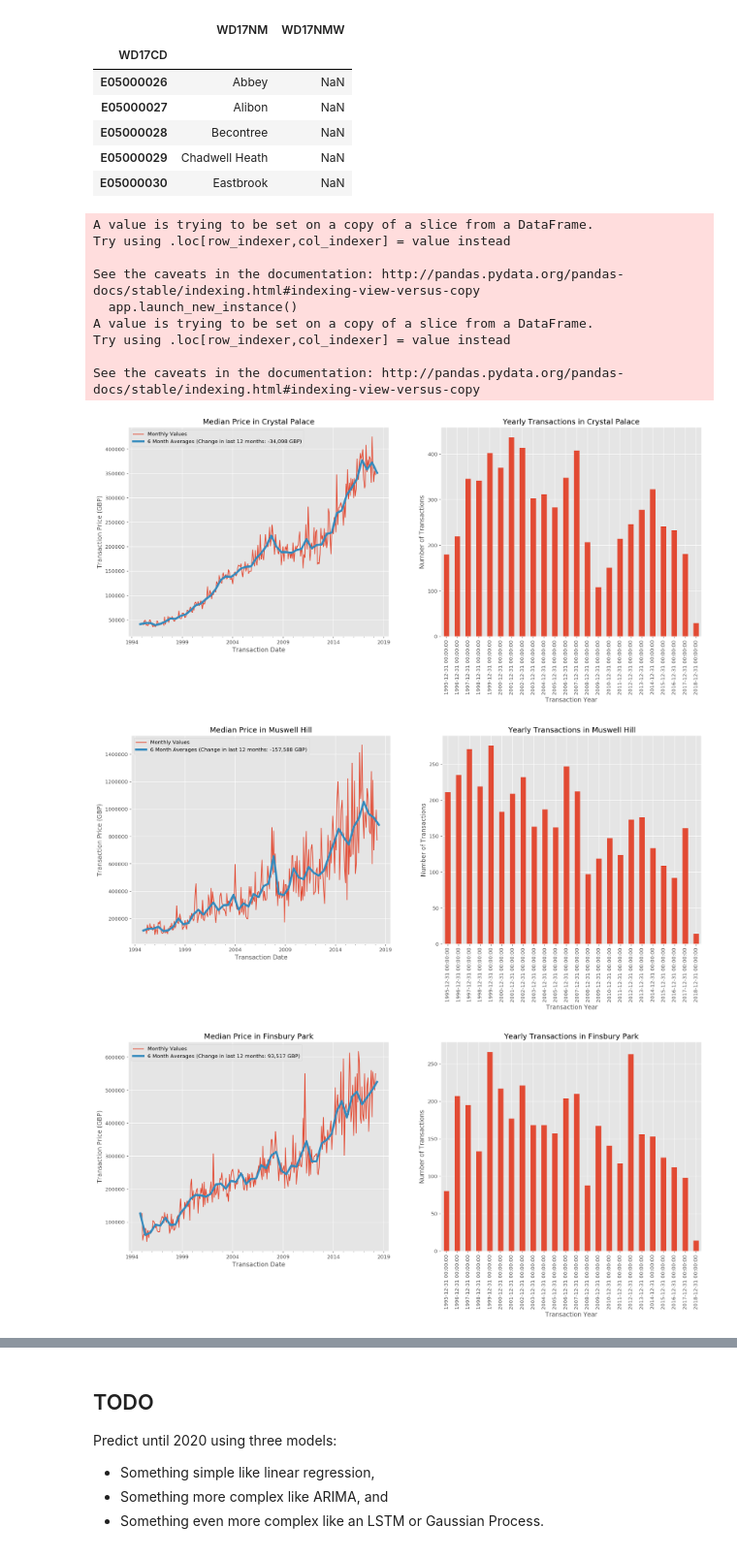
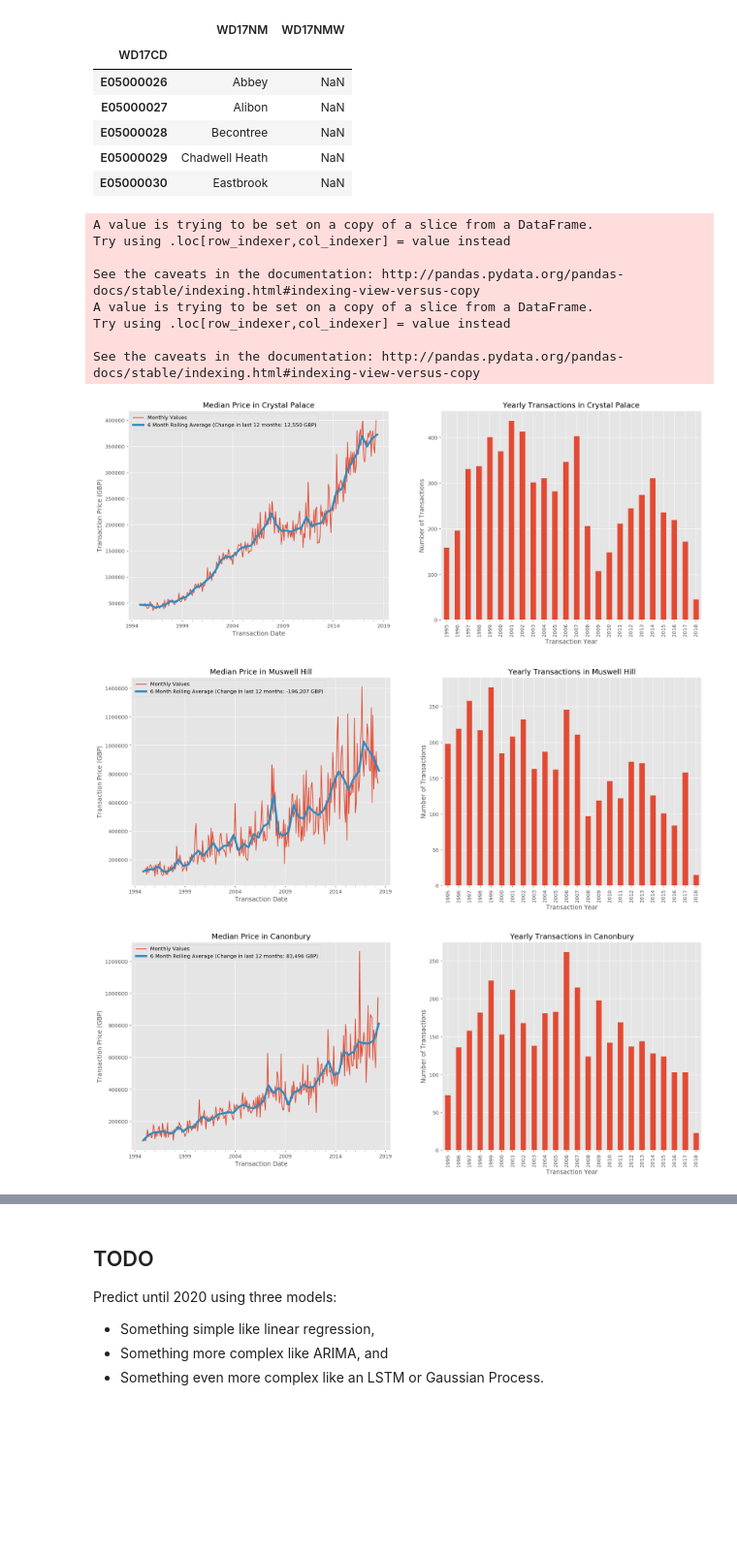
Before and after one commit to hnarayanan/homepricer, a Jupyter notebook: sandbox/notebooks/Exploratory Analysis.ipynb, the cells around one changed output, grey strips where cells are left out. Shown at 97% size. Drawn from its saved outputs; the diff is of its cells as text; code cells hidden in the pictures; blank space fills up the shorter version.

```diff
--- a/sandbox/notebooks/Exploratory Analysis.ipynb
+++ b/sandbox/notebooks/Exploratory Analysis.ipynb
@@ -156,48 +155,54 @@ wards.head()
 | E05000030 | Eastbrook | NaN |
 # %%
 # london_wards = ['E05000{0:03d}'.format(n) for n in range(26, 650)]
-# East Village (Stratford)
 
-
-london_wards = wards[wards['WD17NM'].isin(['Crystal Palace', 'Holloway', 'Muswell Hill', 'Finsbury Park', 'Stoke Newington', 'Stratford and New Town'])].index.tolist()
+london_wards = wards[wards['WD17NM'].isin(['Crystal Palace',
+                                           'Muswell Hill',
+                                           'Holloway',
+                                           'Canonbury',
+                                           'Hackney Central',
+                                           'Finsbury Park',
+                                           'Stoke Newington',
+                                           'Stratford and New Town'])].index.tolist()
 for ward in london_wards:
     ward_name = wards.loc[ward]['WD17NM']
     ward_postcodes = postcode_locations[postcode_locations['ward'] == ward].index
     property_transactions_ward = property_transactions[property_transactions['property_postcode'].isin(ward_postcodes)]
+    property_transactions_ward = property_transactions_ward[(property_transactions_ward.transaction_price < property_transactions_ward.transaction_price.quantile(0.99)) & (property_transactions_ward.transaction_price > property_transactions_ward.transaction_price.quantile(0.01))]
 
     fig, axes = matplotlib.pyplot.subplots(nrows=1, ncols=2)
 
     monthly_prices_ward = property_transactions_ward.groupby(pd.Grouper(key='transaction_transfer_date', freq='M'))
     monthly_prices_ward_medians = monthly_prices_ward.agg({'transaction_price': ['median']})
-    last_year = monthly_prices_ward_medians.loc['2017-04-30':'2018-03-31']
-    last_year['days_since'] = (last_year.index - pd.to_datetime('2017-04-01')).astype('timedelta64[D]')
+    last_year = monthly_prices_ward_medians.loc['2017-05-31':'2018-04-30']
+    last_year['days_since'] = (last_year.index - pd.to_datetime('2017-05-01')).astype('timedelta64[D]')
     last_year['transaction_price_median'] = last_year['transaction_price']['median']
     params = smf.ols('transaction_price_median ~ days_since', data=last_year).fit().params
     yearly_change = int(round(params['days_since']*365))
 
     monthly_prices_ward_medians.plot(title="Median Price in {ward}".format(ward=ward_name), ax=axes[0])
     monthly_prices_ward_medians.resample('6M').mean().plot(lw=4, ax=axes[0])
     axes[0].set_xlabel('Transaction Date')
     axes[0].set_ylabel('Transaction Price (GBP)')
-    axes[0].legend(['Monthly Values', '6 Month Averages (Change in last 12 months: {yearly_change:,} GBP)'.format(yearly_change=yearly_change)])
+    axes[0].legend(['Monthly Values', '6 Month Rolling Average (Change in last 12 months: {yearly_change:,} GBP)'.format(yearly_change=yearly_change)])
 
     yearly_transactions_ward = property_transactions_ward.groupby(pd.Grouper(key='transaction_transfer_date', freq='Y'))
     yearly_transactions_ward_counts = yearly_transactions_ward.agg({'transaction_id': ['count']})
 
     yearly_transactions_ward_counts.plot.bar(title="Yearly Transactions in {ward}".format(ward=ward_name), ax=axes[1], legend=None)
     axes[1].set_xlabel('Transaction Year')
     axes[1].set_ylabel('Number of Transactions')
+    axes[1].set_xticklabels(yearly_transactions_ward_counts.index.year)
     fig.savefig('plots/{ward}'.format(ward=wards.loc[ward]['WD17NM']))
 # %% [output]
 A value is trying to be set on a copy of a slice from a DataFrame.
 Try using .loc[row_indexer,col_indexer] = value instead
 
 See the caveats in the documentation: http://pandas.pydata.org/pandas-docs/stable/indexing.html#indexing-view-versus-copy
-  app.launch_new_instance()
 A value is trying to be set on a copy of a slice from a DataFrame.
 Try using .loc[row_indexer,col_indexer] = value instead
 
 See the caveats in the documentation: http://pandas.pydata.org/pandas-docs/stable/indexing.html#indexing-view-versus-copy
-[figure, old version]
+[figure, new version]
-[figure, old version]
+[figure, new version]
-[figure, old version]
+[figure, new version]
```
Also changed, not shown: parts of 21 cells of this notebook, 8 other files.
